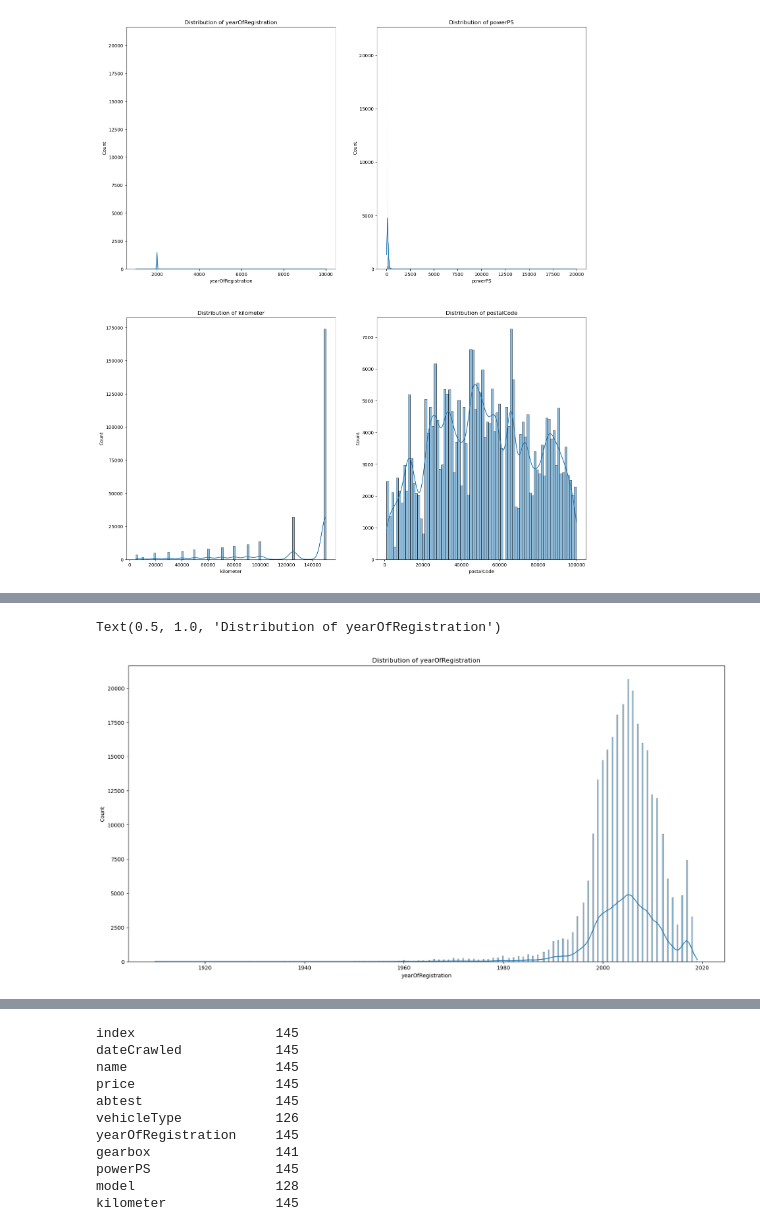
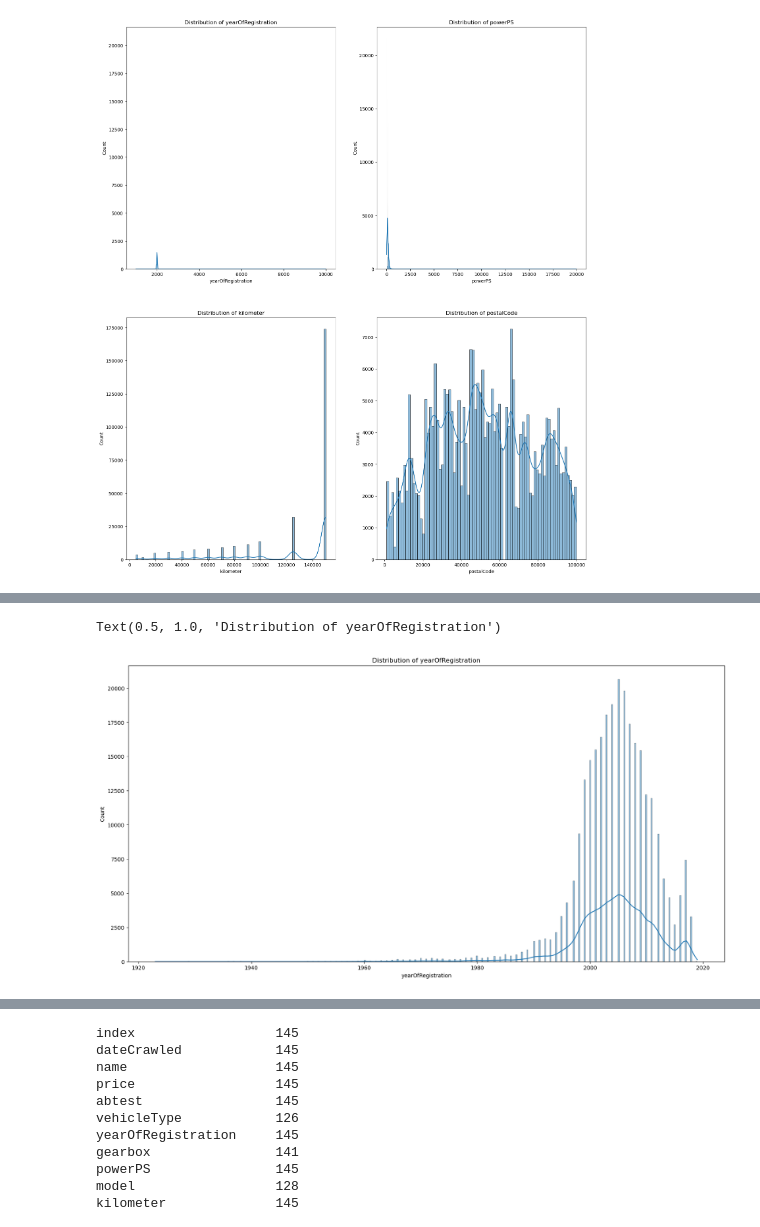
Before and after one commit to hadjoullis/epl448, a Jupyter notebook: demo.ipynb, the cells around one changed output, grey strips where cells are left out. Drawn from its saved outputs; the diff is of its cells as text; code cells hidden in the pictures.

```diff
--- a/demo.ipynb
+++ b/demo.ipynb
@@ -623,14 +643,14 @@ for feature in numerical_features:
 # %%
 # For Valid year of registration
-df_valid_yearOfRegistration = df[(df['yearOfRegistration'] >= 1886) & (df['yearOfRegistration'] <= 2025)]
+df_valid_yearOfRegistration = df[(df['yearOfRegistration'] >= 1920) & (df['yearOfRegistration'] <= 2025)]
 nrows,ncols = 1,1
 fig, axs = plt.subplots(nrows, ncols, figsize=(20,10))
 
 sns.histplot(df_valid_yearOfRegistration['yearOfRegistration'], kde=True)
 axs.set_title(f"Distribution of yearOfRegistration")
 # %% [output]
 Text(0.5, 1.0, 'Distribution of yearOfRegistration')
-[figure, old version]
+[figure, new version]
 # %%
 # Do not anything before split
 df["yearOfRegistration"].sort_values(ascending=True).head(n=20)
```
Also changed, not shown: parts of 10 cells of this notebook.
